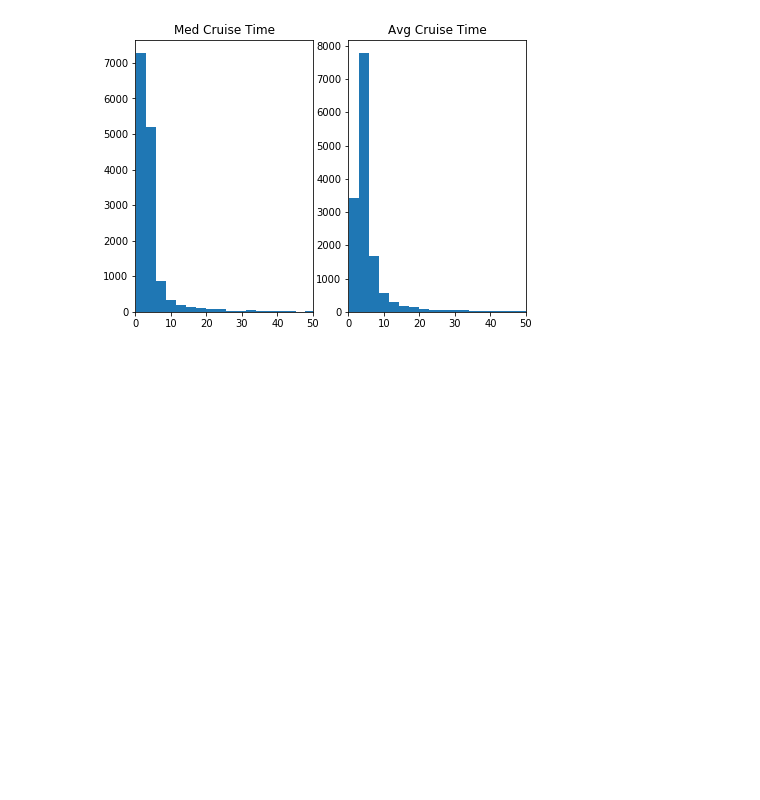
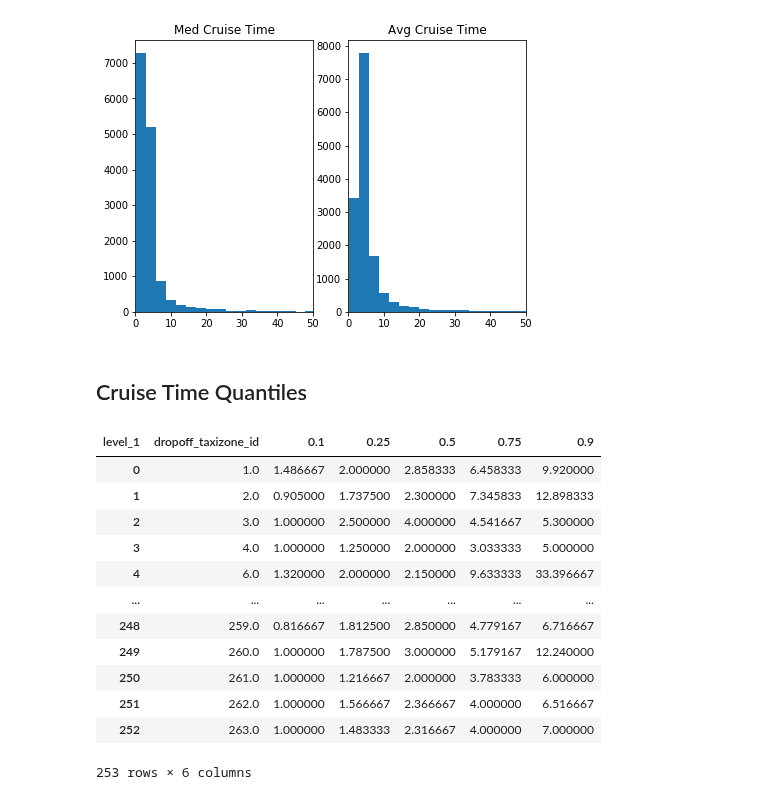
Before and after one commit to skyetim/didi-vehicle-repositioning-strategy, a Jupyter notebook: notebooks/EDA_cruise_time.ipynb, the cells around one changed output. Saved outputs shown, nothing was run; the diff lists cells and outputs as text; code cells hidden in the pictures; blank space fills up the shorter version.

```diff
--- a/notebooks/EDA_cruise_time.ipynb
+++ b/notebooks/EDA_cruise_time.ipynb
@@ -135,3 +155,5 @@ ax[1].set_title('Avg Cruise Time')
 # %% [output]
 Text(0.5, 1.0, 'Avg Cruise Time')
 [figure]
+# %% [markdown]
+## Cruise Time Quantiles
@@ -137,0 +166,16 @@ Text(0.5, 1.0, 'Avg Cruise Time')
+# %%
+trip_15m_quantiles
+# %% [output]
+| level_1 | dropoff_taxizone_id | 0.1 | 0.25 | 0.5 | 0.75 | 0.9 |
+| 0 | 1.0 | 1.486667 | 2.000000 | 2.858333 | 6.458333 | 9.920000 |
+| 1 | 2.0 | 0.905000 | 1.737500 | 2.300000 | 7.345833 | 12.898333 |
+| 2 | 3.0 | 1.000000 | 2.500000 | 4.000000 | 4.541667 | 5.300000 |
+| 3 | 4.0 | 1.000000 | 1.250000 | 2.000000 | 3.033333 | 5.000000 |
+| 4 | 6.0 | 1.320000 | 2.000000 | 2.150000 | 9.633333 | 33.396667 |
+| ... | ... | ... | ... | ... | ... | ... |
+| 248 | 259.0 | 0.816667 | 1.812500 | 2.850000 | 4.779167 | 6.716667 |
+| 249 | 260.0 | 1.000000 | 1.787500 | 3.000000 | 5.179167 | 12.240000 |
+| 250 | 261.0 | 1.000000 | 1.216667 | 2.000000 | 3.783333 | 6.000000 |
+| 251 | 262.0 | 1.000000 | 1.566667 | 2.366667 | 4.000000 | 6.516667 |
+| 252 | 263.0 | 1.000000 | 1.483333 | 2.316667 | 4.000000 | 7.000000 |
+253 rows × 6 columns
```
Also changed, not shown: parts of 8 cells of this notebook.
